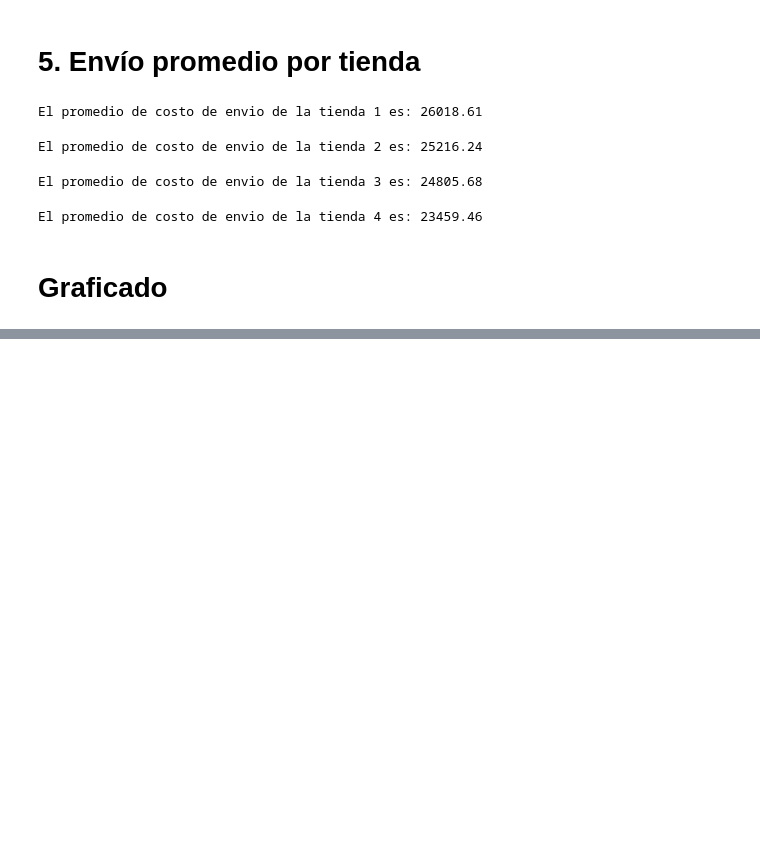
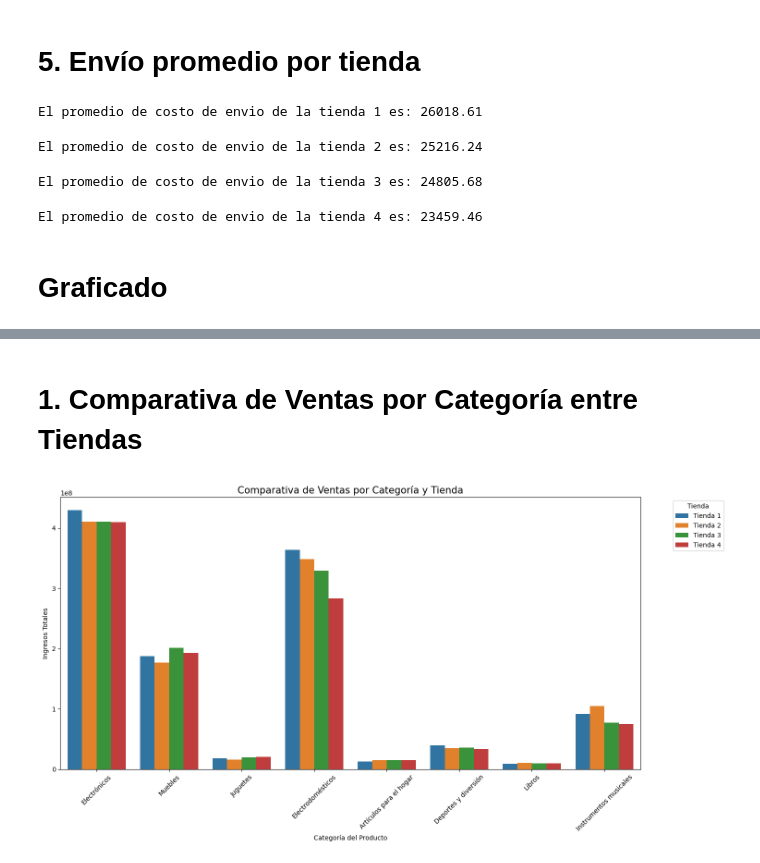
Before and after one commit to Benjarveja/desafio-alurastore, a Jupyter notebook: AluraStoreLatam.ipynb, the cells around one changed output, grey strips where cells are left out. Saved outputs shown, nothing was run; the diff lists cells and outputs as text; code cells hidden in the pictures; blank space fills up the shorter version.

```diff
--- a/AluraStoreLatam.ipynb
+++ b/AluraStoreLatam.ipynb
@@ -214,0 +221,7 @@ plt.show()
+# %%
+tienda['Tienda'] = 'Tienda 1'
+tienda2['Tienda'] = 'Tienda 2'
+tienda3['Tienda'] = 'Tienda 3'
+tienda4['Tienda'] = 'Tienda 4'
+
+df_total = pd.concat([tienda, tienda2, tienda3, tienda4], ignore_index=True)
@@ -214,0 +236,17 @@ plt.show()
+# %% [markdown]
+# 1. Comparativa de Ventas por Categoría entre Tiendas
+# %%
+import seaborn as sns
+import matplotlib.pyplot as plt
+
+
+plt.figure(figsize=(15, 8))
+sns.barplot(data=df_total, x='Categoría del Producto', y='Precio', hue='Tienda', estimator=sum, errorbar=None)
+plt.title('Comparativa de Ventas por Categoría y Tienda', fontsize=15)
+plt.xticks(rotation=45)
+plt.ylabel('Ingresos Totales')
+plt.legend(title='Tienda', bbox_to_anchor=(1.05, 1), loc='upper left')
+plt.tight_layout()
+plt.show()
+# %% [output]
+[figure, added]
```
Also changed, not shown: parts of 6 cells of this notebook.
